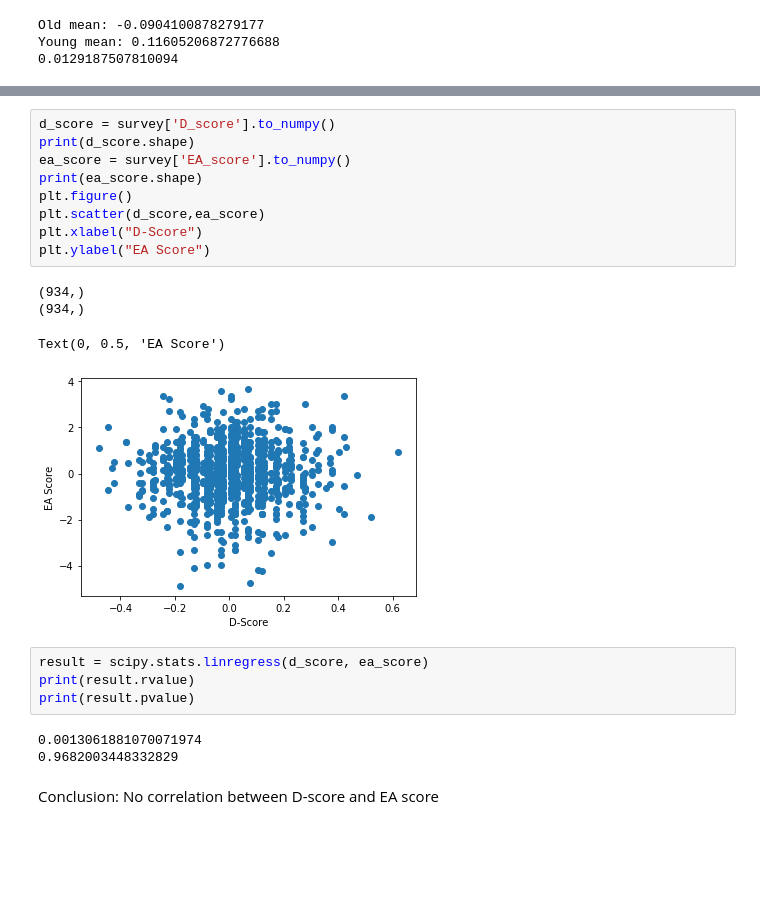
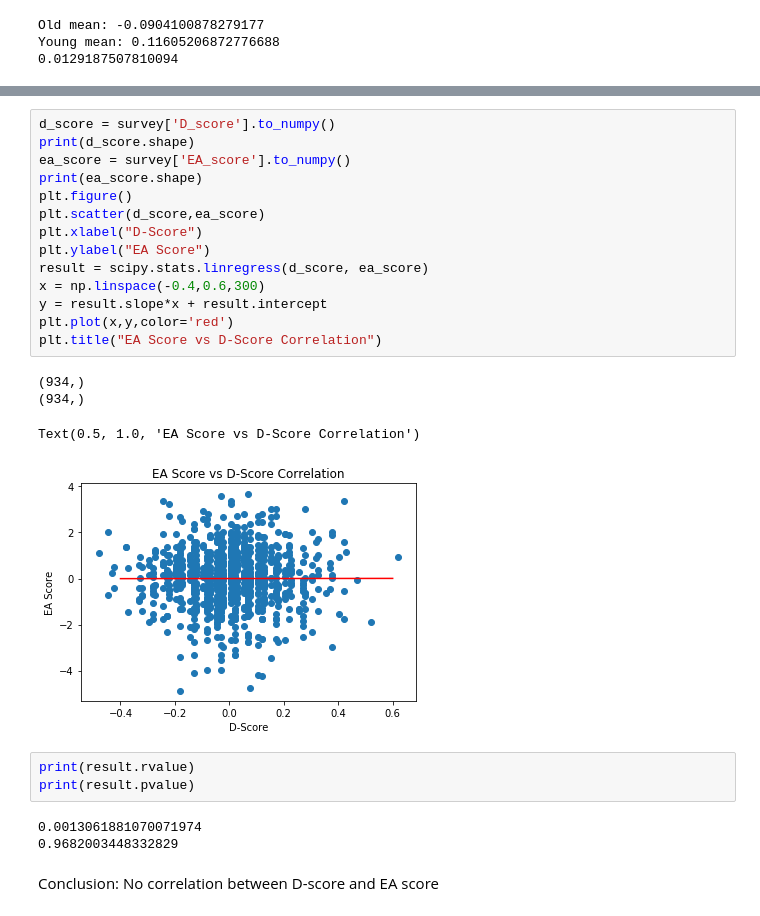
Before and after one commit to liliaellouz/empathy-analysis, a Jupyter notebook: Data_Analysis.ipynb, the cells around one changed output, grey strips where cells are left out. Drawn from its saved outputs; the diff is of its cells as text; blank space fills up the shorter version.

```diff
--- a/Data_Analysis.ipynb
+++ b/Data_Analysis.ipynb
@@ -104,19 +148,23 @@ EA Score = Egocentric score - allocentric score
 # %%
 d_score = survey['D_score'].to_numpy()
 print(d_score.shape)
 ea_score = survey['EA_score'].to_numpy()
 print(ea_score.shape)
 plt.figure()
 plt.scatter(d_score,ea_score)
 plt.xlabel("D-Score")
 plt.ylabel("EA Score")
+result = scipy.stats.linregress(d_score, ea_score)
+x = np.linspace(-0.4,0.6,300)
+y = result.slope*x + result.intercept
+plt.plot(x,y,color='red')
+plt.title("EA Score vs D-Score Correlation")
 # %% [output]
 (934,)
 (934,)
-Text(0, 0.5, 'EA Score')
+Text(0.5, 1.0, 'EA Score vs D-Score Correlation')
-[figure, old version]
+[figure, new version]
 # %%
-result = scipy.stats.linregress(d_score, ea_score)
 print(result.rvalue)
 print(result.pvalue)
 # %% [output]
```
Also changed, not shown: parts of 56 cells of this notebook, 1 other file.
